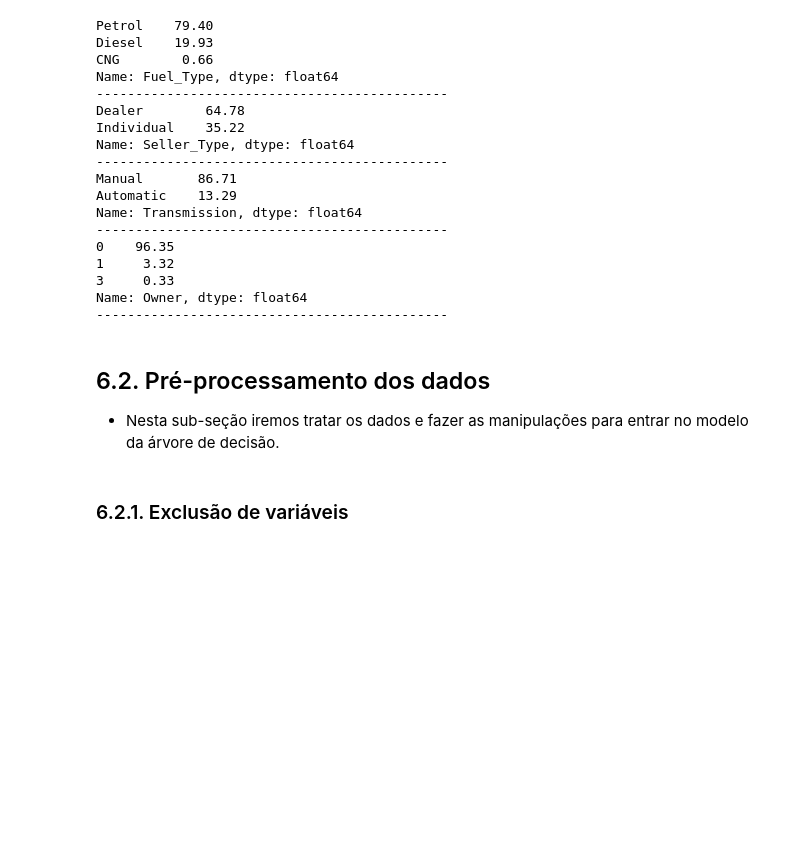
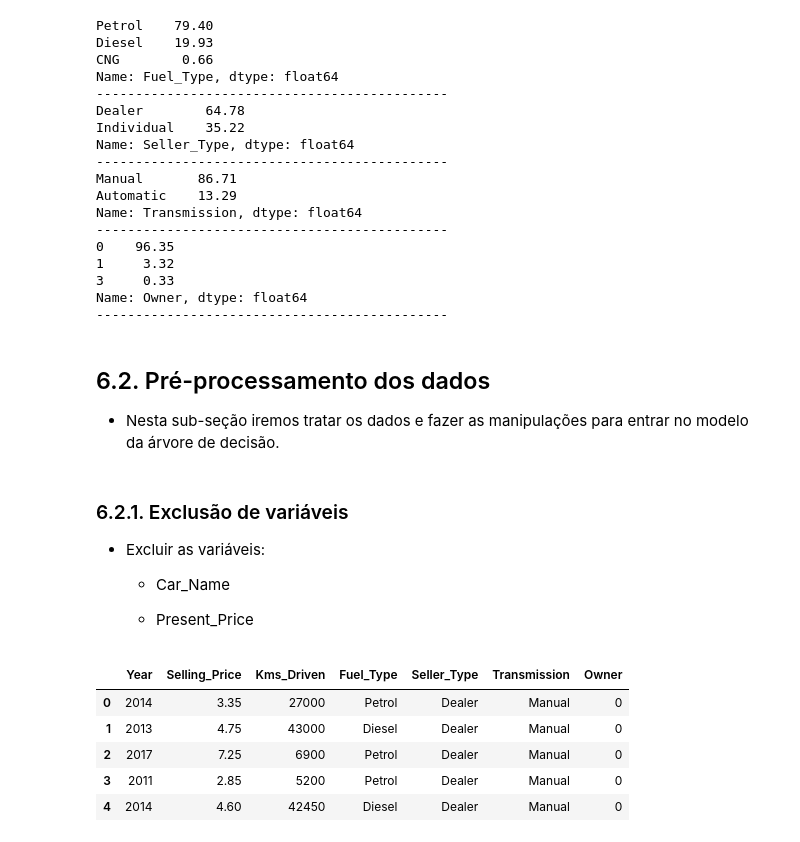
Before and after one commit to barbosarafael/Anotacoes, a Jupyter notebook: ML_Modelos/Arvore_de_decisao/arvore_de_decisao.ipynb, the cells around one changed output. Drawn from its saved outputs; the diff is of its cells as text; code cells hidden in the pictures; blank space fills up the shorter version.

```diff
--- a/ML_Modelos/Arvore_de_decisao/arvore_de_decisao.ipynb
+++ b/ML_Modelos/Arvore_de_decisao/arvore_de_decisao.ipynb
@@ -276,7 +275,7 @@ plt.style.use("seaborn-muted")
 %matplotlib inline
 pd.set_option('display.max_columns', None)
 # %%
-banco = pd.read_csv(filepath_or_buffer = "/content/car_data.csv")
+banco = pd.read_csv(filepath_or_buffer = "https://raw.githubusercontent.com/barbosarafael/Anotacoes/master/ML_Modelos/Arvore_de_decisao/car_data.csv")
 
 banco.head()
 # %% [output]
@@ -384,3 +383,20 @@ Name: Owner, dtype: float64
 - Nesta sub-seção iremos tratar os dados e fazer as manipulações para entrar no modelo da árvore de decisão.
 # %% [markdown]
 ### 6.2.1. Exclusão de variáveis
+
+- Excluir as variáveis:
+
+  - Car_Name
+
+  - Present_Price
+# %%
+banco = banco.drop(columns = ["Car_Name", "Present_Price"], axis = 1)
+
+banco.head()
+# %% [output]
+|  | Year | Selling_Price | Kms_Driven | Fuel_Type | Seller_Type | Transmission | Owner |
+| 0 | 2014 | 3.35 | 27000 | Petrol | Dealer | Manual | 0 |
+| 1 | 2013 | 4.75 | 43000 | Diesel | Dealer | Manual | 0 |
+| 2 | 2017 | 7.25 | 6900 | Petrol | Dealer | Manual | 0 |
+| 3 | 2011 | 2.85 | 5200 | Petrol | Dealer | Manual | 0 |
+| 4 | 2014 | 4.60 | 42450 | Diesel | Dealer | Manual | 0 |
```
Also changed, not shown: parts of 16 cells of this notebook.
